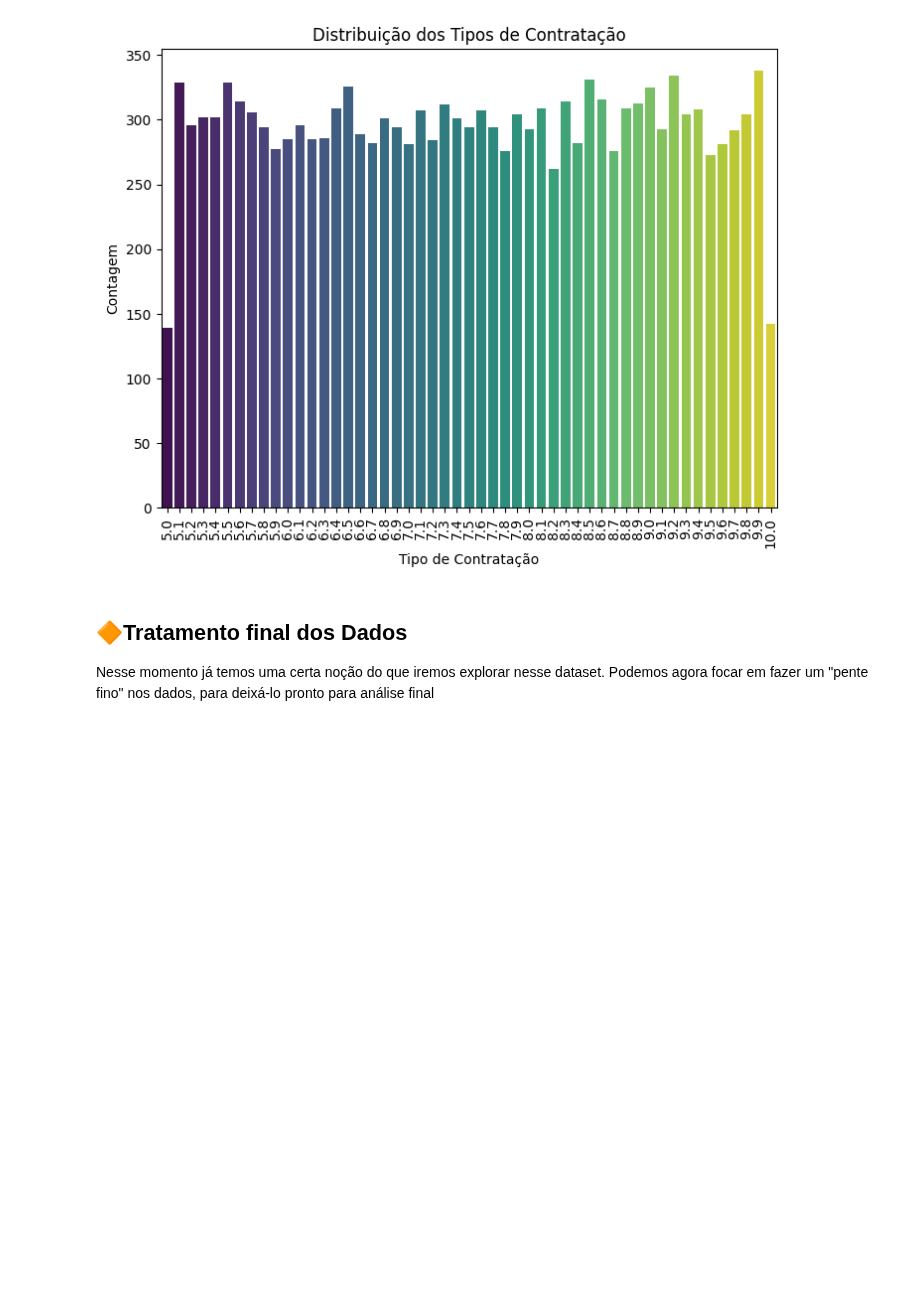
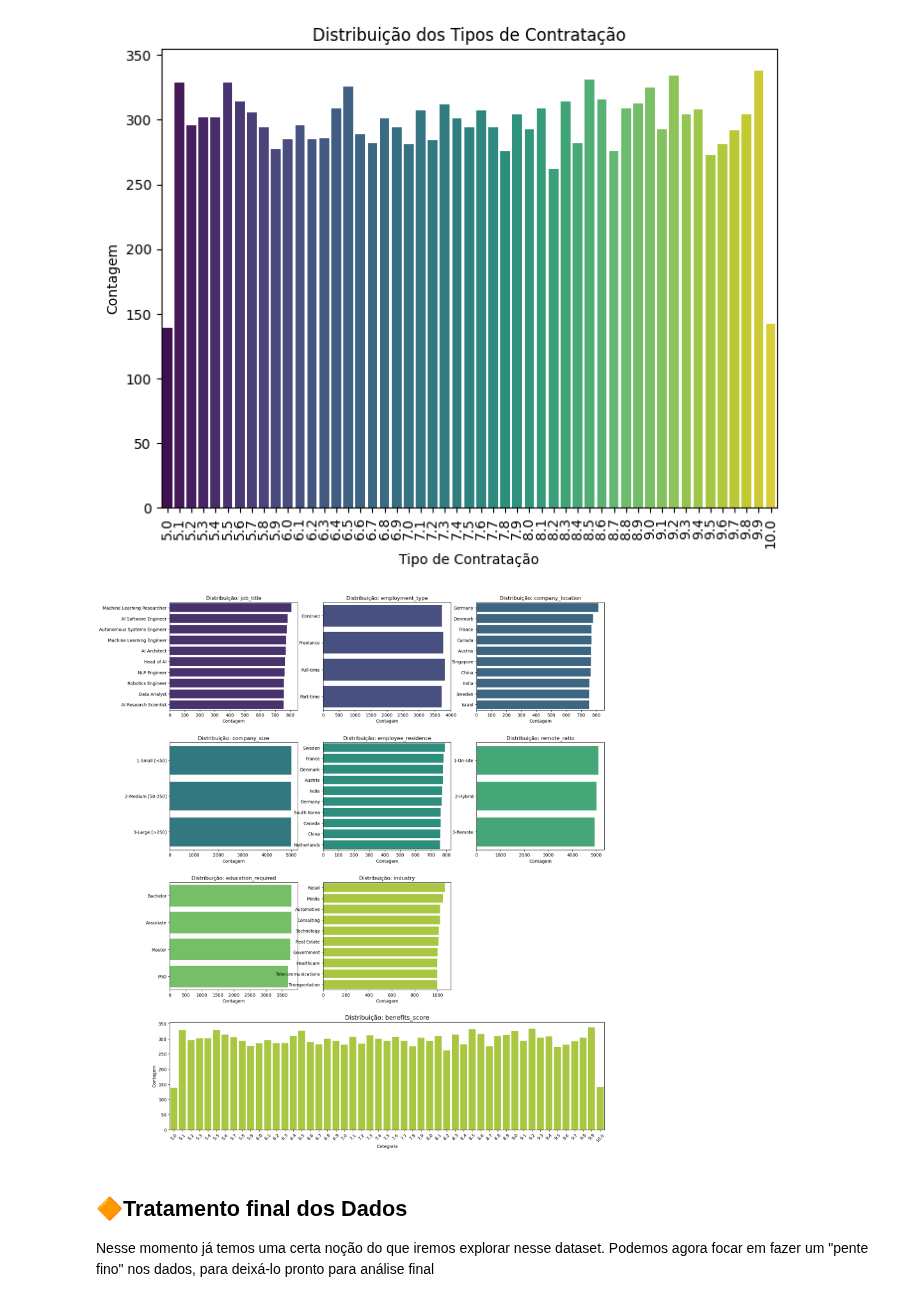
Before and after one commit to Cavalheiro93/mvp-data-analyst-global-ai-market, a Jupyter notebook: Projeto_MVP.ipynb, the cells around one changed output. Cells and saved outputs as stored; diff of their text form; code cells hidden in the pictures; blank space fills up the shorter version.

```diff
--- a/Projeto_MVP.ipynb
+++ b/Projeto_MVP.ipynb
@@ -346,6 +371,47 @@ Passing `palette` without assigning `hue` is deprecated and will be removed in v
 
   sns.barplot(x=employment_type_counts.index, y=employment_type_counts.values, palette='viridis')
 [figure]
+# %%
+import matplotlib.pyplot as plt
+import seaborn as sns
+import matplotlib.gridspec as gridspec
+from seaborn import color_palette
+
+
+# Lista de colunas categóricas (benefits_score será tratado separado)
+categorias = ['job_title', 'employment_type', 'company_location',
+              'company_size', 'employee_residence',
+              'remote_ratio', 'education_required', 'industry']
+
+viridis = color_palette("viridis", len(categorias))
+
+# Configura a grade: 4 linhas (a última será só para benefits_score), 3 colunas
+fig = plt.figure(figsize=(18, 22))
+gs = gridspec.GridSpec(4, 3, figure=fig)
+gs.update(hspace=0.3)  # Espaçamento vertical
+
+# Loop para os primeiros 8 gráficos (3x3 menos o último espaço)
+for i, coluna in enumerate(categorias):
+    ax = fig.add_subplot(gs[i // 3, i % 3])
+    contagem = df[coluna].value_counts().head(10)
+    sns.barplot(x=contagem.values, y=contagem.index, color=viridis[i], ax=ax)
+    ax.set_title(f'Distribuição: {coluna}', fontsize=12)
+    ax.set_xlabel('Contagem')
+    ax.set_ylabel('')
+
+# Gráfico do benefits_score ocupando a linha inteira (linha 3, colunas 0 até 2)
+ax_big = fig.add_subplot(gs[3, :])  # Usa a linha inteira
+contagem_benefits = df['benefits_score'].value_counts()
+sns.barplot(x=contagem_benefits.index, y=contagem_benefits.values, color=viridis[i], ax=ax_big)
+ax_big.set_title('Distribuição: benefits_score', fontsize=14)
+ax_big.set_xlabel('Categoria')
+ax_big.set_ylabel('Contagem')
+ax_big.tick_params(axis='x', rotation=45)
+
+plt.tight_layout()
+plt.show()
+# %% [output]
+[figure, added]
 # %% [markdown]
 ## 🔶Tratamento final dos Dados
 Nesse momento já temos uma certa noção do que iremos explorar nesse dataset. Podemos agora focar em fazer um "pente fino" nos dados, para deixá-lo pronto para análise final
```
Also changed, not shown: parts of 8 cells of this notebook, 1 other file.
